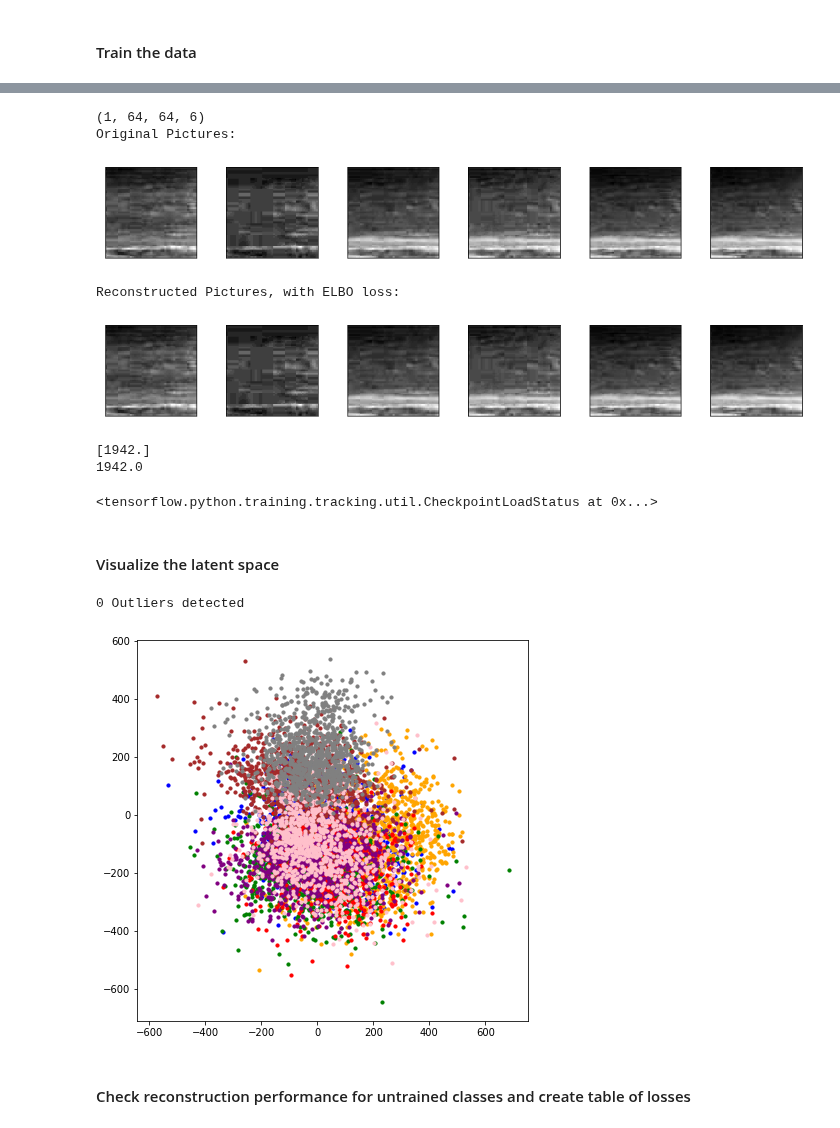
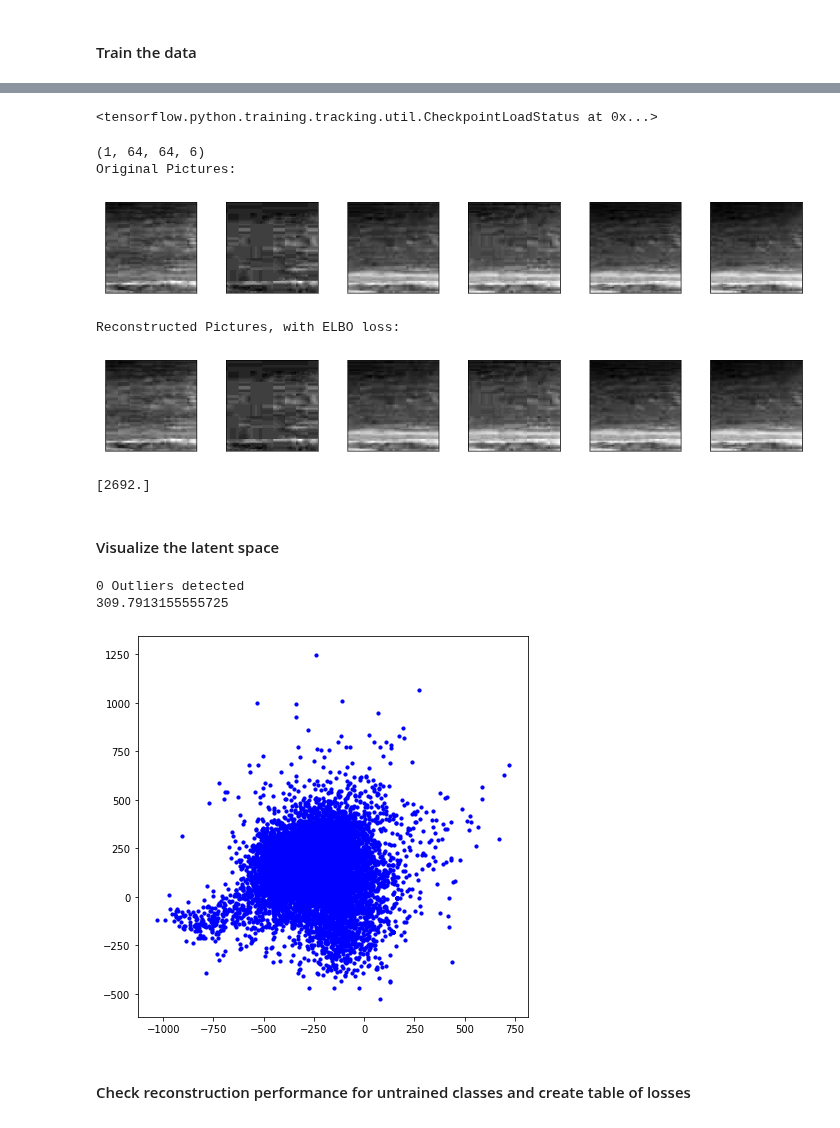
Before and after one commit to lorenzosintini/4YP, a Jupyter notebook: Models_v3/VAE_Novel_NASA.ipynb, the cells around one changed output, grey strips where cells are left out. Cells and saved outputs as stored; diff of their text form; code cells hidden in the pictures.

```diff
--- a/Models_v3/VAE_Novel_NASA.ipynb
+++ b/Models_v3/VAE_Novel_NASA.ipynb
@@ -183,5 +196,5 @@ img_width = typical_images.shape[2]
 img_channels = typical_images.shape[3]
 input_range = np.amax(typical_images)
 # %%
-z_size = 25
+z_size = 2
 model = CVAE(z_size)
@@ -196,0 +201,17 @@ print(time.time()-start_time)
+# %%
+start_time = time.time()
+losses = []
+for j in range(5):
+  for i in range(20):
+    if i != 19: num = 5000
+    if i == 19: num = 3700
+    train_dataset = setup_dataset(typical_images[i*5000:i*5000+num].astype('float32'))
+    loss = train_only_dataset(model, train_dataset, 1)
+    losses = np.append(losses, loss.numpy())
+
+    clear_output()
+    print(str(j) + '.' + str(i) + '---> ' + str(loss.numpy()))
+    plt.plot(range(len(losses)), losses)
+    plt.grid(which='both', axis='both')
+    plt.show()
+print(time.time()-start_time)
@@ -197,3 +229,15 @@ print(time.time()-start_time)
+# %%
+CVAE_25 = CVAE(25)
+CVAE_25.encoder_nn.load_weights('/content/drive/My Drive/4YP/Saved_NASA_model/CVAE_Encoder_25/Encoder.npy')
+CVAE_25.decoder_nn.load_weights('/content/drive/My Drive/4YP/Saved_NASA_model/CVAE_Decoder_25/Decoder.npy')
+CVAE_10 = CVAE(10)
+CVAE_10.encoder_nn.load_weights('/content/drive/My Drive/4YP/Saved_NASA_model/CVAE_Encoder_10/Encoder.npy')
+CVAE_10.decoder_nn.load_weights('/content/drive/My Drive/4YP/Saved_NASA_model/CVAE_Decoder_10/Decoder.npy')
+CVAE_2 = CVAE(2)
+CVAE_2.encoder_nn.load_weights('/content/drive/My Drive/4YP/Saved_NASA_model/CVAE_Encoder_2/Encoder.npy')
+CVAE_2.decoder_nn.load_weights('/content/drive/My Drive/4YP/Saved_NASA_model/CVAE_Decoder_2/Decoder.npy')
+# %% [output]
+<tensorflow.python.training.tracking.util.CheckpointLoadStatus at 0x...>
 # %%
 def reconstruct_images(model, data, images):
     images_n = 1
@@ -219,7 +263,7 @@ def reconstruct_images(model, data, images):
     plot_images(data, images)
     return loss
 
-loss = reconstruct_images(model, typical_images, 0)
+loss = reconstruct_images(CVAE_2, typical_images, 0)
 print(loss)
 # %% [output]
 (1, 64, 64, 6)
@@ -227,8 +271,7 @@ Original Pictures:
 [figure]
 Reconstructed Pictures, with ELBO loss:
 [figure]
-[1942.]
-1942.0
+[2692.]
 # %%
 # 1941-1968
 # 2100-2144
@@ -244,47 +280,38 @@ Reconstructed Pictures, with ELBO loss:
-# %%
-model_nov_25 = CVAE(25)
-model_nov_25.encoder_nn.load_weights('/content/drive/My Drive/4YP/Saved_novel_model/Encoder_25/Encoder.npy')
-model_nov_25.decoder_nn.load_weights('/content/drive/My Drive/4YP/Saved_novel_model/Decoder_25/Decoder.npy')
-model_nov_10 = CVAE(10)
-model_nov_10.encoder_nn.load_weights('/content/drive/My Drive/4YP/Saved_novel_model/Encoder_10/Encoder.npy')
-model_nov_10.decoder_nn.load_weights('/content/drive/My Drive/4YP/Saved_novel_model/Decoder_10/Decoder.npy')
-model_nov_2 = CVAE(2)
-model_nov_2.encoder_nn.load_weights('/content/drive/My Drive/4YP/Saved_novel_model/Encoder_2/Encoder.npy')
-model_nov_2.decoder_nn.load_weights('/content/drive/My Drive/4YP/Saved_novel_model/Decoder_2/Decoder.npy')
-# %% [output]
-<tensorflow.python.training.tracking.util.CheckpointLoadStatus at 0x...>
 # %% [markdown]
 #### Visualize the latent space
 # %%
-def visualize_latent_space(model, range1, range2, data_x, data_y, a, b):
+def visualize_latent_space(model, range1, range2, data_x, a, b):
   plot = plt.figure(figsize=[7,7])
   outliers=0
   outlier = []
   latent_space = np.zeros([2, range2-range1, 25])
   for i in range(range1, range2):
     pic_visualize = data_x[i]
-    pic_visualize = pic_visualize.reshape(1, image_shape[0], image_shape[1], N_image_channels).astype('float32')
+    pic_visualize = pic_visualize.reshape(1, img_height, img_width, img_channels).astype('float32')
 
     z_mean, z_logvar = model.encode(pic_visualize)
     z = model.reparameterize(z_mean, z_logvar)
     latent_space[0,i,:] = z_mean
     latent_space[1,i,:] = z_logvar
 
     if any(z_logvar[:,i]>10 for i in range(model.z_size)):
       outliers +=1
       outlier.append(i)
       continue
 
-    color_dict = dict([(0,'blue'), (1,'orange'), (2,'green'), (3,'red'), (4,'purple'), (5,'brown'), (6,'pink'), (7,'gray'), (8,'black'), (9,'yellow')])
-    plt.scatter(z[:,a],z[:,b], color = color_dict[data_y[i]], s=10)
+    #color_dict = dict([(0,'blue'), (1,'orange'), (2,'green'), (3,'red'), (4,'purple'), (5,'brown'), (6,'pink'), (7,'gray'), (8,'black'), (9,'yellow')])
+    plt.scatter(z[:,a],z[:,b], color = 'blue', s=10)
 
   print('{} Outliers detected'.format(outliers))
   return latent_space, outlier
 
-latent_space, outlier = visualize_latent_space(model_nov_25, 0, len(x_test_0), x_test_0, y_test_0, 0,1)
+start_time = time.time()
+latent_space, outlier = visualize_latent_space(CVAE_25, 0, 10000, typical_images, 0,1)
+print(time.time()-start_time)
 # %% [output]
 0 Outliers detected
+309.7913155555725
-[figure, old version]
+[figure, new version]
 # %%
 print(np.shape(latent_space))
 np.save('/content/drive/My Drive/4YP/latent_space_nov.npy',latent_space)
```
Also changed, not shown: parts of 11 cells of this notebook.
